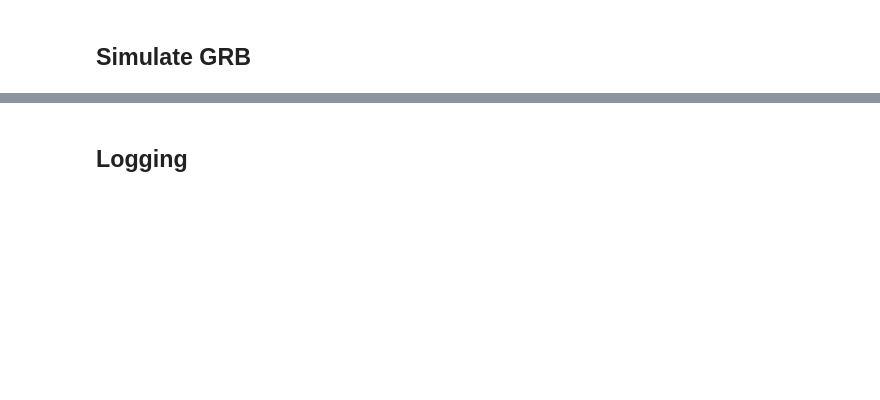
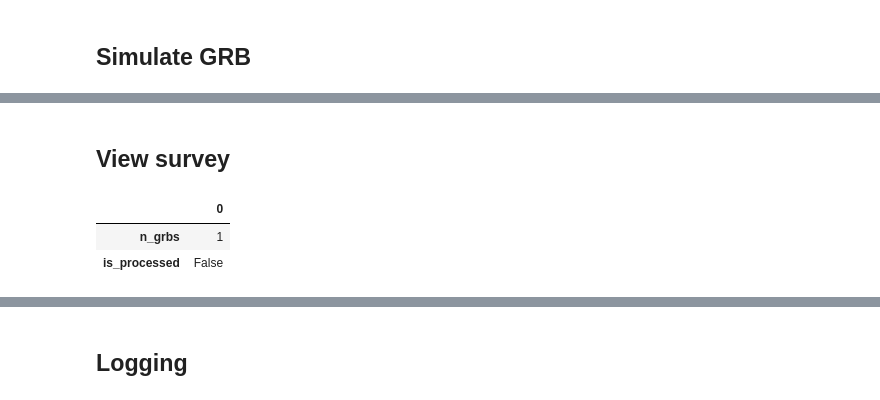
Before and after one commit to grburgess/zusammen, a Jupyter notebook: examples/single_grb.ipynb, the cells around one changed output, grey strips where cells are left out. Drawn from its saved outputs; the diff is of its cells as text; code cells hidden in the pictures; blank space fills up the shorter version.

```diff
--- a/examples/single_grb.ipynb
+++ b/examples/single_grb.ipynb
@@ -210,0 +213,2 @@ plt.tight_layout()
+# %% [markdown]
+## View survey
@@ -210,0 +217,7 @@ plt.tight_layout()
+# %%
+survey = Survey.from_file('data/survey.h5')
+survey.info()
+# %% [output]
+|  | 0 |
+| n_grbs | 1 |
+| is_processed | False |
```
Also changed, not shown: parts of 16 cells of this notebook, 1 other file.
